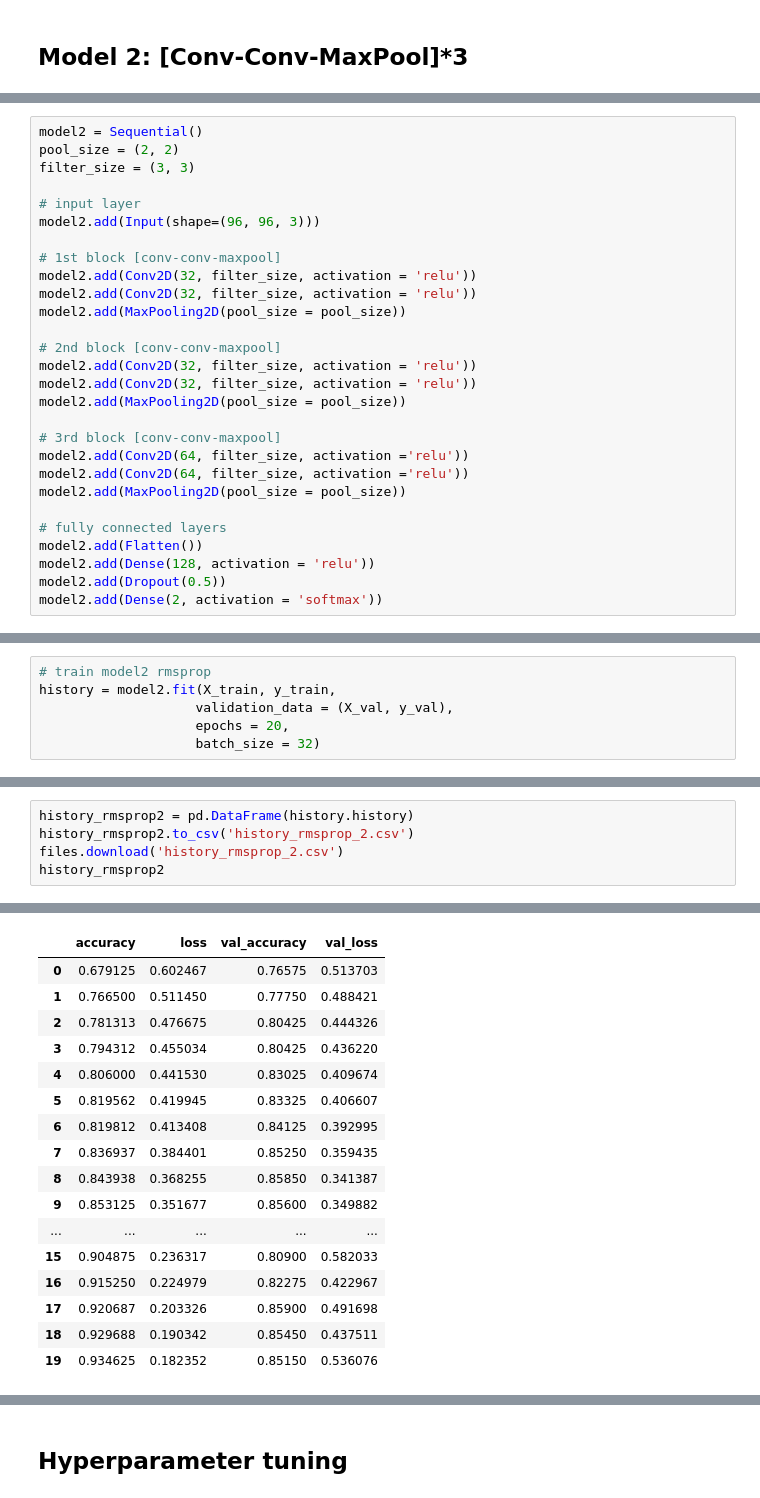
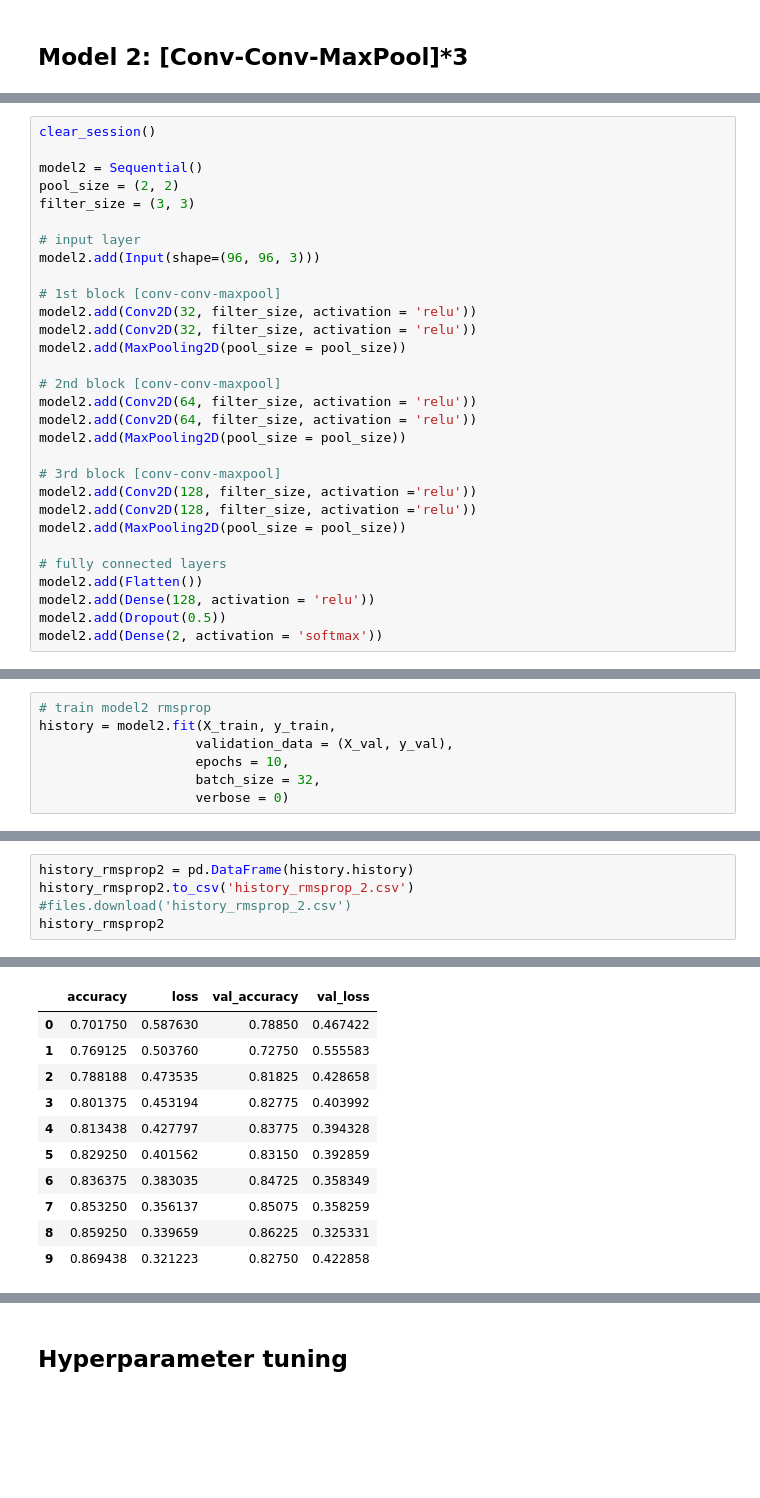
Before and after one commit to FleaBusyBeeBergs/dtsa5511-cnn-cancer-detection, a Jupyter notebook: cnn-cancer-detection.ipynb, the cells around one changed output, grey strips where cells are left out. Saved outputs shown, nothing was run; the diff lists cells and outputs as text; blank space fills up the shorter version.

```diff
--- a/cnn-cancer-detection.ipynb
+++ b/cnn-cancer-detection.ipynb
@@ -412,4 +277,6 @@ history_adam1
 # %%
+clear_session()
+
 model2 = Sequential()
 pool_size = (2, 2)
 filter_size = (3, 3)
@@ -423,13 +290,13 @@ model2.add(Conv2D(32, filter_size, activation = 'relu'))
 model2.add(MaxPooling2D(pool_size = pool_size))
 
 # 2nd block [conv-conv-maxpool]
-model2.add(Conv2D(32, filter_size, activation = 'relu'))
-model2.add(Conv2D(32, filter_size, activation = 'relu'))
+model2.add(Conv2D(64, filter_size, activation = 'relu'))
+model2.add(Conv2D(64, filter_size, activation = 'relu'))
 model2.add(MaxPooling2D(pool_size = pool_size))
 
 # 3rd block [conv-conv-maxpool]
-model2.add(Conv2D(64, filter_size, activation ='relu'))
-model2.add(Conv2D(64, filter_size, activation ='relu'))
+model2.add(Conv2D(128, filter_size, activation ='relu'))
+model2.add(Conv2D(128, filter_size, activation ='relu'))
 model2.add(MaxPooling2D(pool_size = pool_size))
 
 # fully connected layers
@@ -450,5 +315,6 @@ model2.compile(optimizer = 'rmsprop',
 # train model2 rmsprop
 history = model2.fit(X_train, y_train,
                     validation_data = (X_val, y_val),
-                    epochs = 20,
-                    batch_size = 32)
+                    epochs = 10,
+                    batch_size = 32,
+                    verbose = 0)
@@ -473,6 +321,6 @@ Epoch 20/20
 # %%
 history_rmsprop2 = pd.DataFrame(history.history)
 history_rmsprop2.to_csv('history_rmsprop_2.csv')
-files.download('history_rmsprop_2.csv')
+#files.download('history_rmsprop_2.csv')
 history_rmsprop2
 # %% [output]
@@ -481,17 +327,11 @@ history_rmsprop2
 |  | accuracy | loss | val_accuracy | val_loss |
-| 0 | 0.679125 | 0.602467 | 0.76575 | 0.513703 |
-| 1 | 0.766500 | 0.511450 | 0.77750 | 0.488421 |
-| 2 | 0.781313 | 0.476675 | 0.80425 | 0.444326 |
-| 3 | 0.794312 | 0.455034 | 0.80425 | 0.436220 |
-| 4 | 0.806000 | 0.441530 | 0.83025 | 0.409674 |
-| 5 | 0.819562 | 0.419945 | 0.83325 | 0.406607 |
-| 6 | 0.819812 | 0.413408 | 0.84125 | 0.392995 |
-| 7 | 0.836937 | 0.384401 | 0.85250 | 0.359435 |
-| 8 | 0.843938 | 0.368255 | 0.85850 | 0.341387 |
-| 9 | 0.853125 | 0.351677 | 0.85600 | 0.349882 |
-| ... | ... | ... | ... | ... |
-| 15 | 0.904875 | 0.236317 | 0.80900 | 0.582033 |
-| 16 | 0.915250 | 0.224979 | 0.82275 | 0.422967 |
-| 17 | 0.920687 | 0.203326 | 0.85900 | 0.491698 |
-| 18 | 0.929688 | 0.190342 | 0.85450 | 0.437511 |
-| 19 | 0.934625 | 0.182352 | 0.85150 | 0.536076 |
+| 0 | 0.701750 | 0.587630 | 0.78850 | 0.467422 |
+| 1 | 0.769125 | 0.503760 | 0.72750 | 0.555583 |
+| 2 | 0.788188 | 0.473535 | 0.81825 | 0.428658 |
+| 3 | 0.801375 | 0.453194 | 0.82775 | 0.403992 |
+| 4 | 0.813438 | 0.427797 | 0.83775 | 0.394328 |
+| 5 | 0.829250 | 0.401562 | 0.83150 | 0.392859 |
+| 6 | 0.836375 | 0.383035 | 0.84725 | 0.358349 |
+| 7 | 0.853250 | 0.356137 | 0.85075 | 0.358259 |
+| 8 | 0.859250 | 0.339659 | 0.86225 | 0.325331 |
+| 9 | 0.869438 | 0.321223 | 0.82750 | 0.422858 |
```
Also changed, not shown: parts of 32 cells of this notebook.
